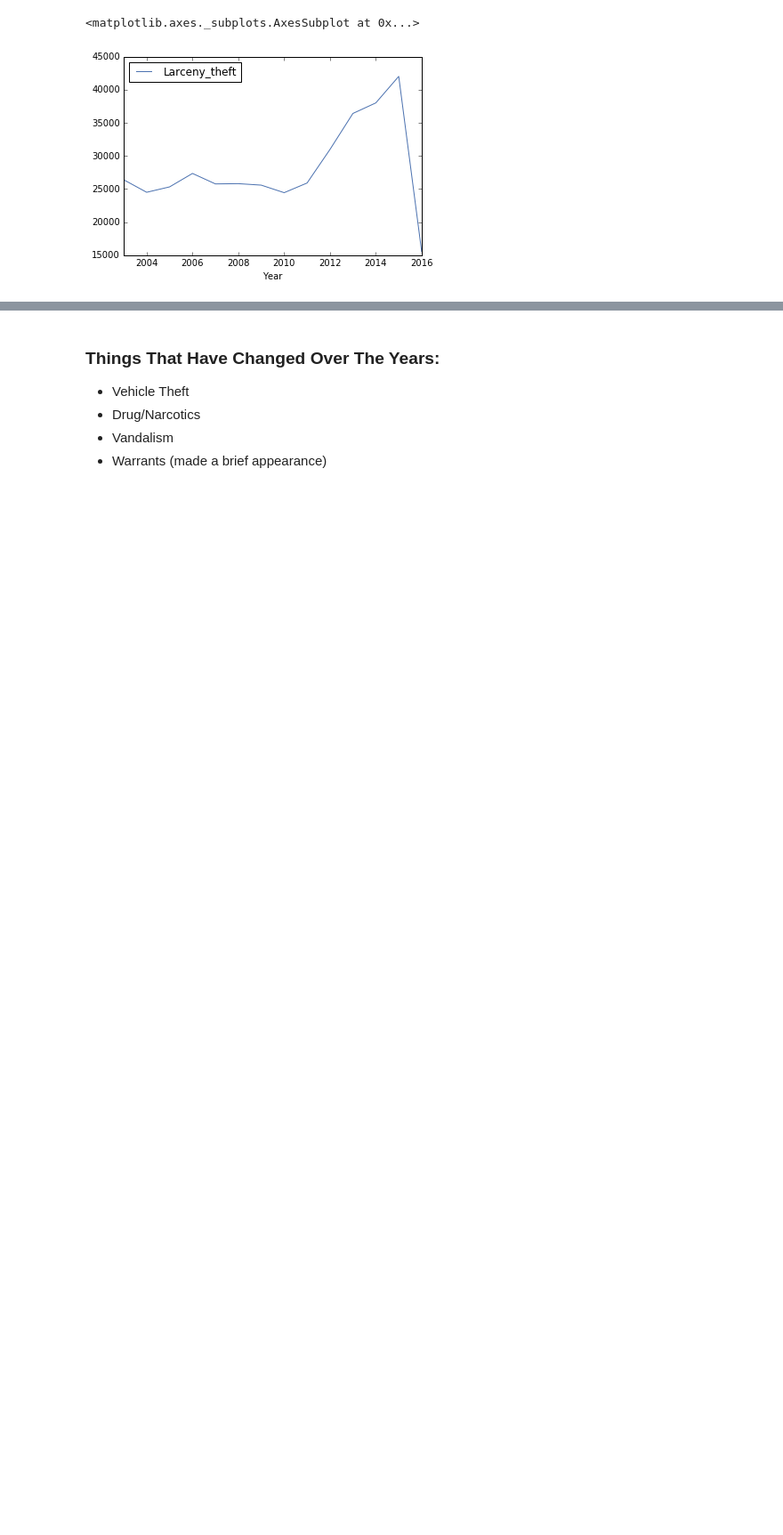
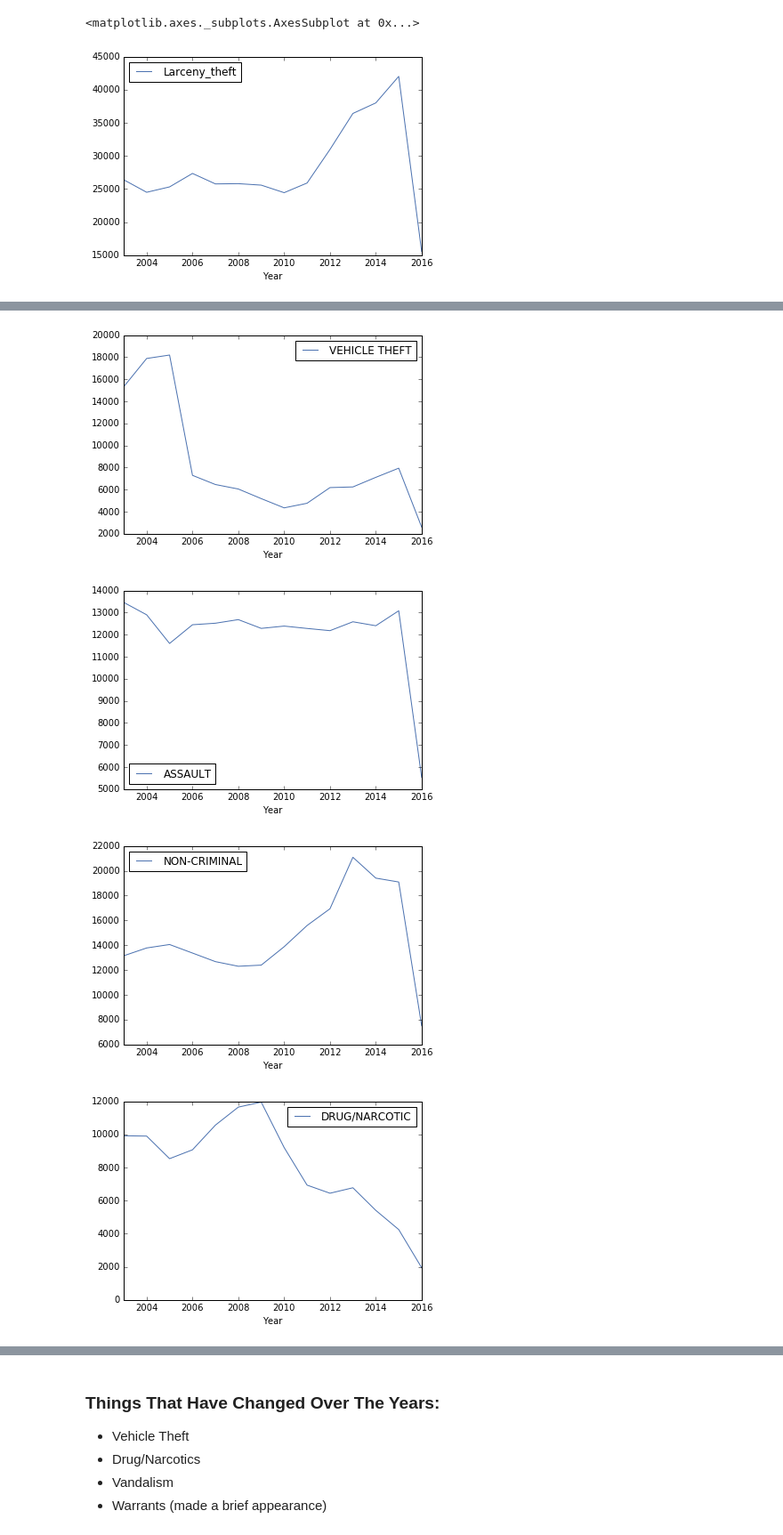
Before and after one commit to raschuetz/foundations-homework, a Jupyter notebook: 08/homework-8-schuetz.ipynb, the cells around one changed output, grey strips where cells are left out. Shown: that part at 89% size. Drawn from its saved outputs; the diff is of its cells as text; code cells hidden in the pictures; blank space fills up the shorter version.

```diff
--- a/08/homework-8-schuetz.ipynb
+++ b/08/homework-8-schuetz.ipynb
@@ -348,0 +371,17 @@ larceny_df.plot(kind = 'line', x = 'Year', y = 'Larceny_theft')
+# %%
+## I need:
+## {'Year}: 2006, 'VEHICLE THEFT': 7291, 'ASSAULT': 12449...
+top_categories = ['VEHICLE THEFT', 'ASSAULT', 'NON-CRIMINAL', 'DRUG/NARCOTIC', 'WARRANTS', 'VANDALISM']
+
+var_dict = {}
+var_list = []
+years = list(range(2003, 2017))
+
+for year in years:
+    var_dict['Year'] = year
+    for category in top_categories:
+        for item in df[(df['Year'] == str(year)) & (df['Category'] == category)]['Category'].value_counts():
+            var_dict[category] = item
+    var_list.append(var_dict)
+    var_dict = {}
+var_list
@@ -348,0 +406,3 @@ larceny_df.plot(kind = 'line', x = 'Year', y = 'Larceny_theft')
+# %%
+var_df = pd.DataFrame(var_list)
+var_df
@@ -348,0 +425,8 @@ larceny_df.plot(kind = 'line', x = 'Year', y = 'Larceny_theft')
+# %%
+for category in top_categories:
+    var_df.plot(kind = 'line', x = 'Year', y = category)
+# %% [output]
+[figure, added]
+[figure, added]
+[figure, added]
+[figure, added]
```
Also changed, not shown: parts of 49 cells of this notebook.
